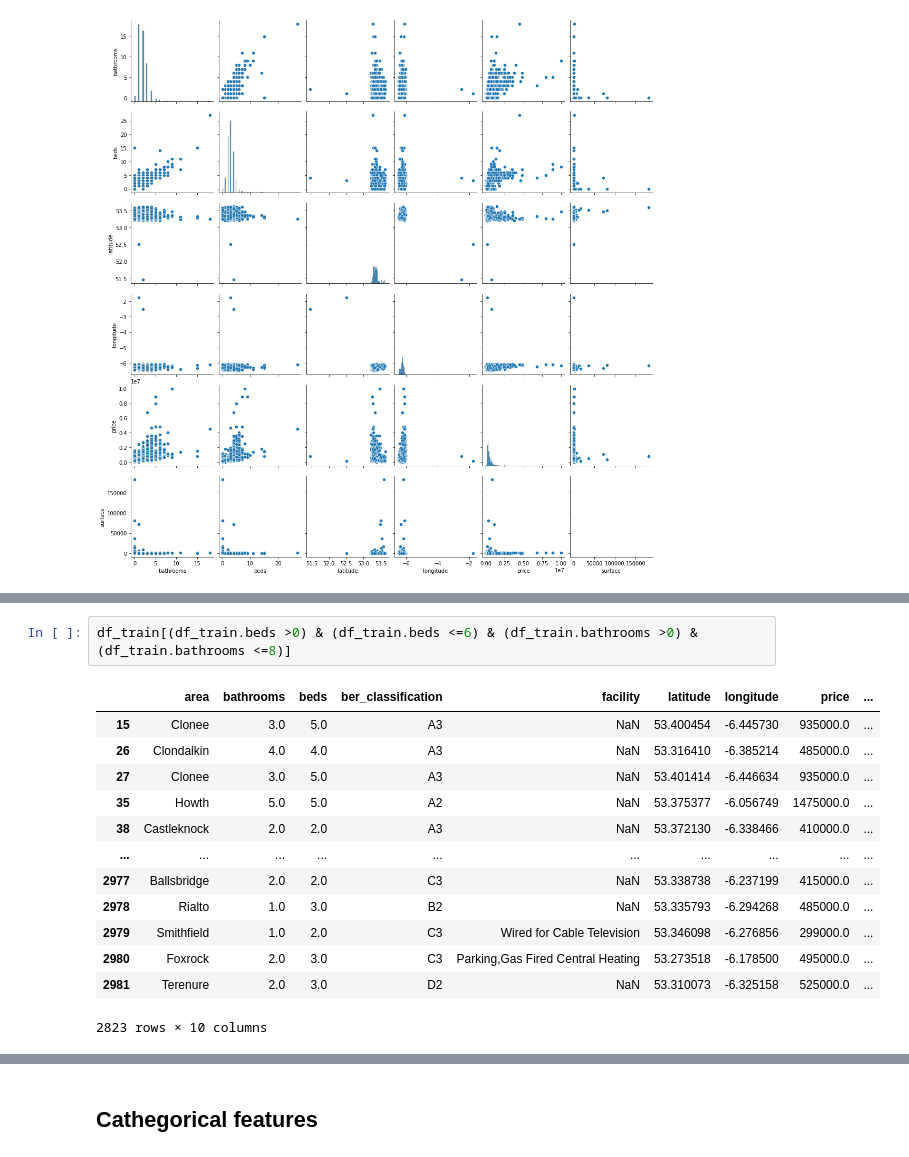
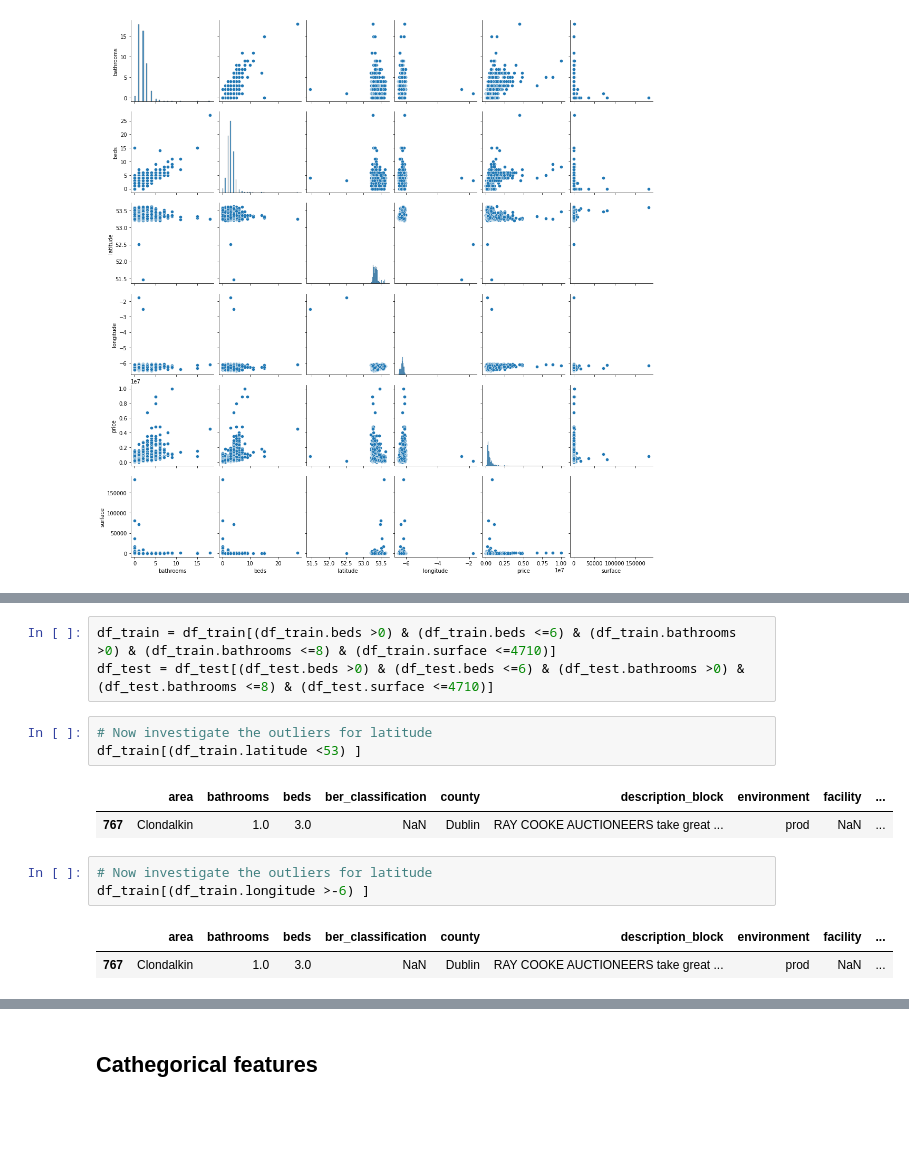
Before and after one commit to barrytl/ET5003_SEM1_2021-2, a Jupyter notebook: Week-3/ET5003_Etivity2_BarryLawton_20197772.ipynb, the cells around one changed output, grey strips where cells are left out. Drawn from its saved outputs; the diff is of its cells as text; blank space fills up the shorter version.

```diff
--- a/Week-3/ET5003_Etivity2_BarryLawton_20197772.ipynb
+++ b/Week-3/ET5003_Etivity2_BarryLawton_20197772.ipynb
@@ -297,16 +289,15 @@ df_train[(df_train.bathrooms >0) & (df_train.bathrooms <=8)]
 # %%
-df_train[(df_train.beds >0) & (df_train.beds <=6) & (df_train.bathrooms >0) & (df_train.bathrooms <=8)]
+df_train = df_train[(df_train.beds >0) & (df_train.beds <=6) & (df_train.bathrooms >0) & (df_train.bathrooms <=8) & (df_train.surface <=4710)]
+df_test = df_test[(df_test.beds >0) & (df_test.beds <=6) & (df_test.bathrooms >0) & (df_test.bathrooms <=8) & (df_test.surface <=4710)]
-# %% [output]
-|  | area | bathrooms | beds | ber_classification | facility | latitude | longitude | price | ... |
-| 15 | Clonee | 3.0 | 5.0 | A3 | NaN | 53.400454 | -6.445730 | 935000.0 | ... |
-| 26 | Clondalkin | 4.0 | 4.0 | A3 | NaN | 53.316410 | -6.385214 | 485000.0 | ... |
-| 27 | Clonee | 3.0 | 5.0 | A3 | NaN | 53.401414 | -6.446634 | 935000.0 | ... |
-| 35 | Howth | 5.0 | 5.0 | A2 | NaN | 53.375377 | -6.056749 | 1475000.0 | ... |
-| 38 | Castleknock | 2.0 | 2.0 | A3 | NaN | 53.372130 | -6.338466 | 410000.0 | ... |
-| ... | ... | ... | ... | ... | ... | ... | ... | ... | ... |
-| 2977 | Ballsbridge | 2.0 | 2.0 | C3 | NaN | 53.338738 | -6.237199 | 415000.0 | ... |
-| 2978 | Rialto | 1.0 | 3.0 | B2 | NaN | 53.335793 | -6.294268 | 485000.0 | ... |
-| 2979 | Smithfield | 1.0 | 2.0 | C3 | Wired for Cable Television | 53.346098 | -6.276856 | 299000.0 | ... |
-| 2980 | Foxrock | 2.0 | 3.0 | C3 | Parking,Gas Fired Central Heating | 53.273518 | -6.178500 | 495000.0 | ... |
-| 2981 | Terenure | 2.0 | 3.0 | D2 | NaN | 53.310073 | -6.325158 | 525000.0 | ... |
-2823 rows × 10 columns
+# %%
+# Now investigate the outliers for latitude
+df_train[(df_train.latitude <53) ]
+# %% [output]
+|  | area | bathrooms | beds | ber_classification | county | description_block | environment | facility | ... |
+| 767 | Clondalkin | 1.0 | 3.0 | NaN | Dublin | RAY COOKE AUCTIONEERS take great ... | prod | NaN | ... |
+# %%
+# Now investigate the outliers for latitude
+df_train[(df_train.longitude >-6) ]
+# %% [output]
+|  | area | bathrooms | beds | ber_classification | county | description_block | environment | facility | ... |
+| 767 | Clondalkin | 1.0 | 3.0 | NaN | Dublin | RAY COOKE AUCTIONEERS take great ... | prod | NaN | ... |
```
Also changed, not shown: parts of 16 cells of this notebook.
